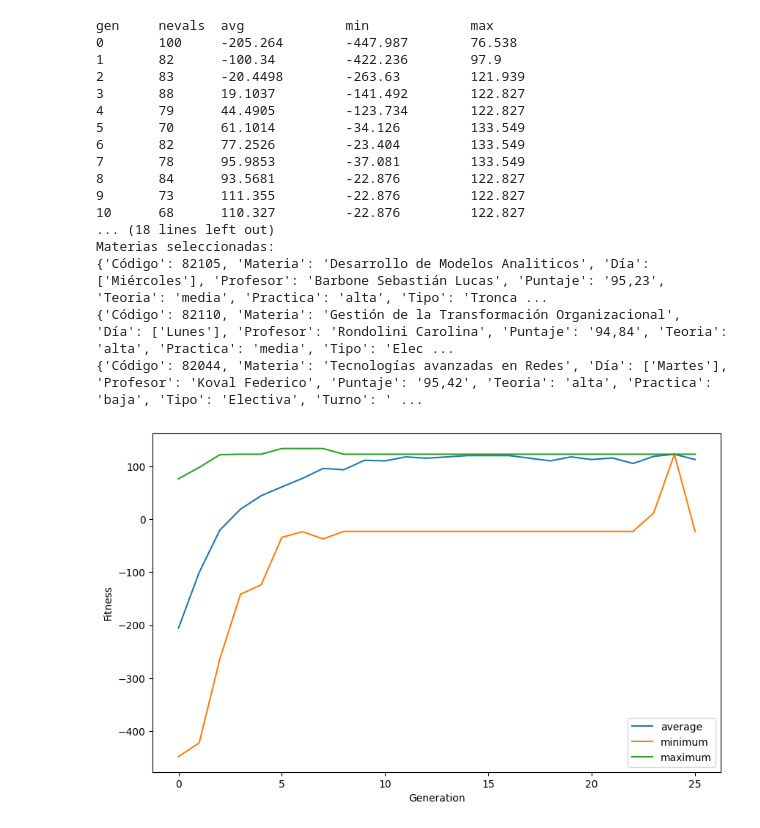
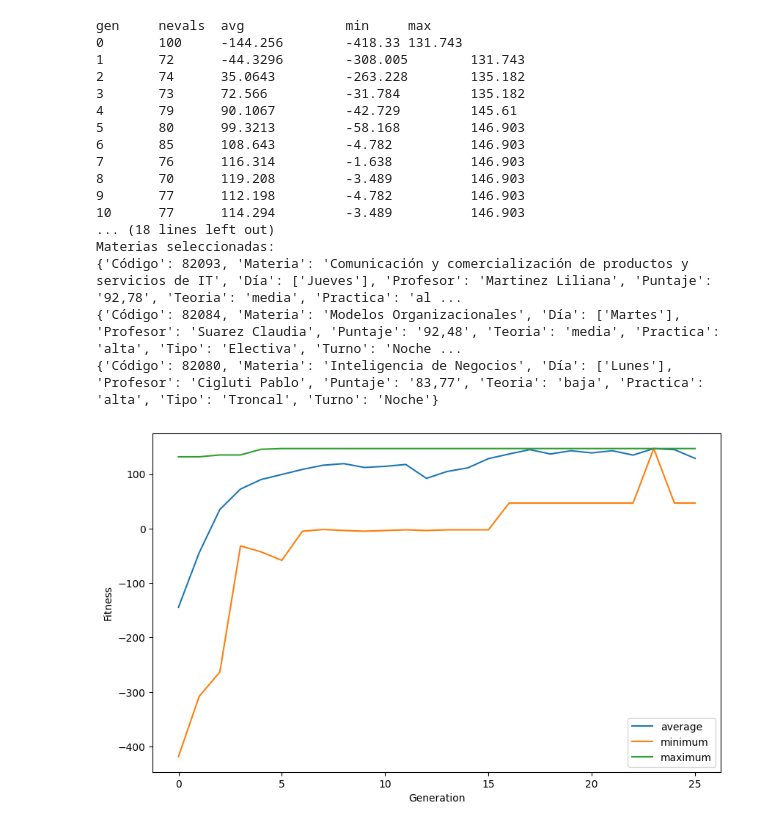
Before and after one commit to peyk0v/IA---Genetic-Algorithm, a Jupyter notebook: src/jupiter-code.ipynb, the cells around one changed output. Cells and saved outputs as stored; diff of their text form; code cells hidden in the pictures.

```diff
--- a/src/jupiter-code.ipynb
+++ b/src/jupiter-code.ipynb
@@ -28,8 +28,8 @@ toolbox.register("population", tools.initRepeat, list, toolbox.individual)
 
 
 # Elecciones del Alumno
-dias_libres = ["Lunes", "Martes", "Miércoles"]
-preferencia_carga = "Teoria"
+dias_libres = ["Lunes", "Martes", "Jueves", "Sábado"]
+preferencia_carga = "Practica"
 
 
 # Define la función de aptitud
@@ -219,48 +219,46 @@ def main():
     return pop, log, hof
 
 
 if __name__ == "__main__":
     pop, log, hof = main()
     best_ind = hof[0]
     print("Best individual is %s, %s" % (best_ind, best_ind.fitness.values))
-    print("About to call get_materias()")
     materias = get_materias(best_ind)
-    print("Finished calling get_materias()")
     print("Materias seleccionadas:")
     for materia in materias:
         print(materia)
 
     gen = log.select("gen")
     avg = log.select("avg")
     min_ = log.select("min")
     max_ = log.select("max")
 
     plt.figure(figsize=(10, 6))
     plt.plot(gen, avg, label="average")
     plt.plot(gen, min_, label="minimum")
     plt.plot(gen, max_, label="maximum")
     plt.xlabel("Generation")
     plt.ylabel("Fitness")
     plt.legend(loc="lower right")
 
 
     plt.show()
 # %% [output]
-gen     nevals  avg             min             max
-0       100     -205.264        -447.987        76.538
-1       82      -100.34         -422.236        97.9
-2       83      -20.4498        -263.63         121.939
-3       88      19.1037         -141.492        122.827
-4       79      44.4905         -123.734        122.827
-5       70      61.1014         -34.126         133.549
-6       82      77.2526         -23.404         133.549
-7       78      95.9853         -37.081         133.549
-8       84      93.5681         -22.876         122.827
-9       73      111.355         -22.876         122.827
-10      68      110.327         -22.876         122.827
+gen     nevals  avg             min     max
+0       100     -144.256        -418.33 131.743
+1       72      -44.3296        -308.005        131.743
+2       74      35.0643         -263.228        135.182
+3       73      72.566          -31.784         135.182
+4       79      90.1067         -42.729         145.61
+5       80      99.3213         -58.168         146.903
+6       85      108.643         -4.782          146.903
+7       76      116.314         -1.638          146.903
+8       70      119.208         -3.489          146.903
+9       77      112.198         -4.782          146.903
+10      77      114.294         -3.489          146.903
 ... (18 lines left out)
 Materias seleccionadas:
-{'Código': 82105, 'Materia': 'Desarrollo de Modelos Analiticos', 'Día': ['Miércoles'], 'Profesor': 'Barbone Sebastián Lucas', 'Puntaje': '95,23', 'Teoria': 'media', 'Practica': 'alta', 'Tipo': 'Tronca ...
-{'Código': 82110, 'Materia': 'Gestión de la Transformación Organizacional', 'Día': ['Lunes'], 'Profesor': 'Rondolini Carolina', 'Puntaje': '94,84', 'Teoria': 'alta', 'Practica': 'media', 'Tipo': 'Elec ...
-{'Código': 82044, 'Materia': 'Tecnologías avanzadas en Redes', 'Día': ['Martes'], 'Profesor': 'Koval Federico', 'Puntaje': '95,42', 'Teoria': 'alta', 'Practica': 'baja', 'Tipo': 'Electiva', 'Turno': ' ...
+{'Código': 82093, 'Materia': 'Comunicación y comercialización de productos y servicios de IT', 'Día': ['Jueves'], 'Profesor': 'Martinez Liliana', 'Puntaje': '92,78', 'Teoria': 'media', 'Practica': 'al ...
+{'Código': 82084, 'Materia': 'Modelos Organizacionales', 'Día': ['Martes'], 'Profesor': 'Suarez Claudia', 'Puntaje': '92,48', 'Teoria': 'media', 'Practica': 'alta', 'Tipo': 'Electiva', 'Turno': 'Noche ...
+{'Código': 82080, 'Materia': 'Inteligencia de Negocios', 'Día': ['Lunes'], 'Profesor': 'Cigluti Pablo', 'Puntaje': '83,77', 'Teoria': 'baja', 'Practica': 'alta', 'Tipo': 'Troncal', 'Turno': 'Noche'}
-[figure, old version]
+[figure, new version]
```
